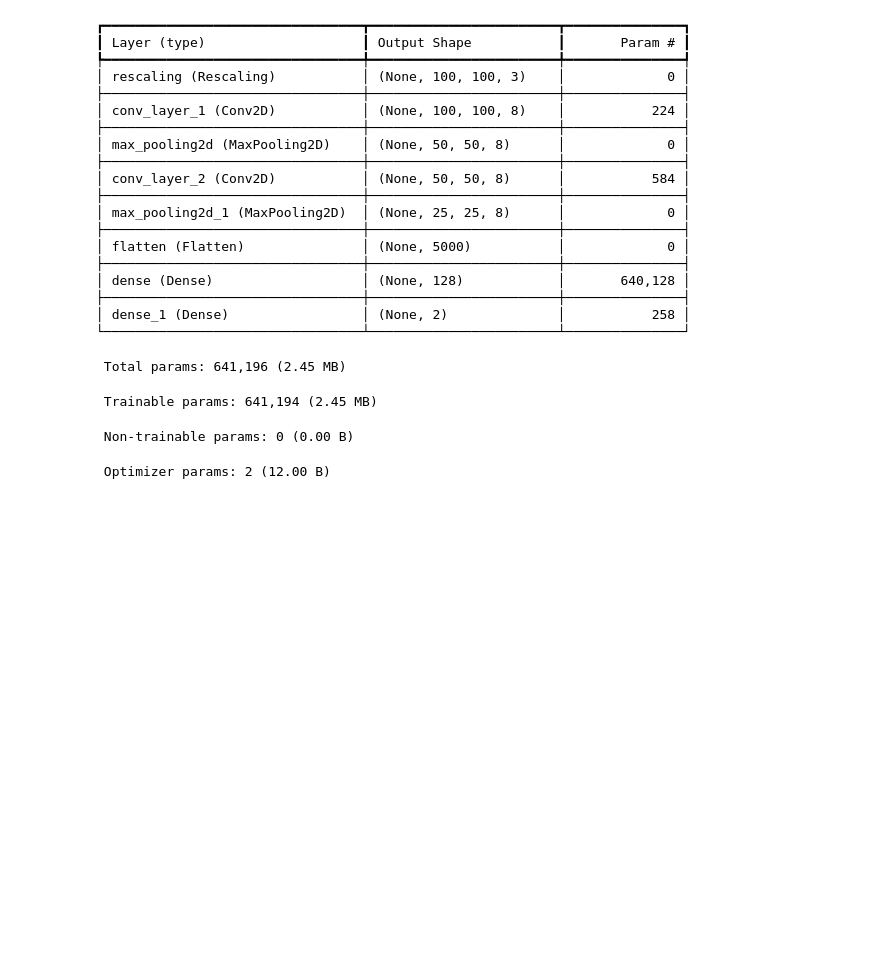
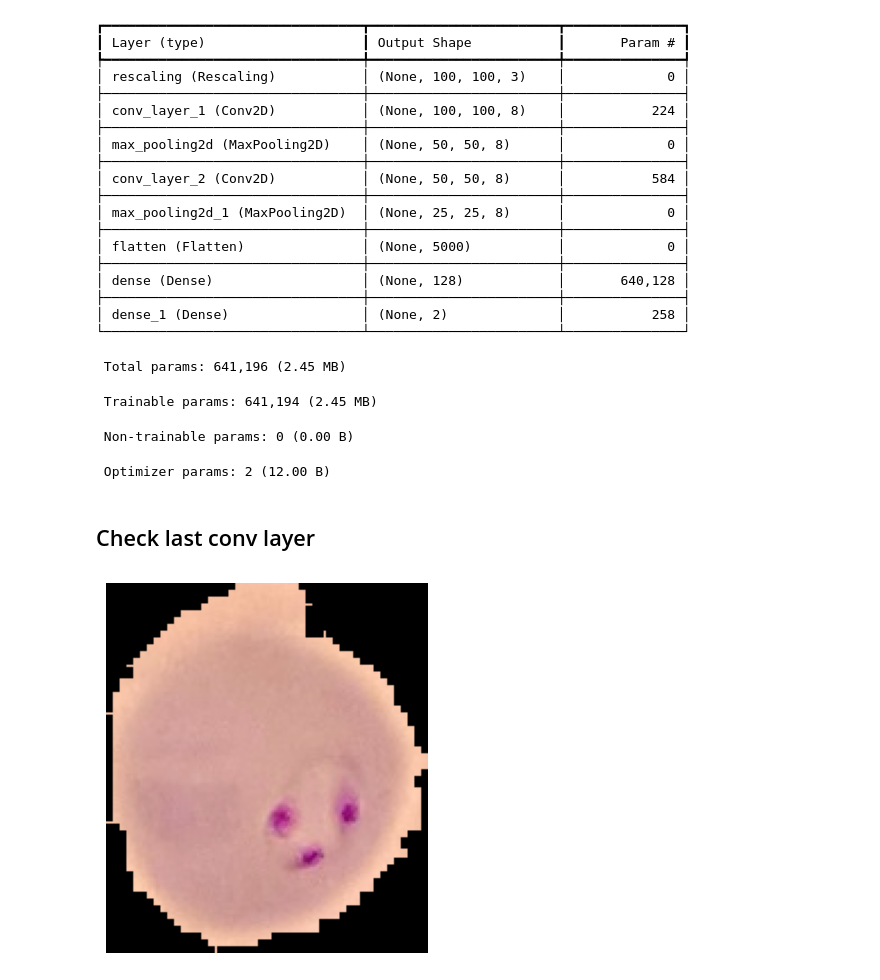
Before and after one commit to benjokapu/ProyectoFinal, a Jupyter notebook: grad_cam.ipynb, the cells around one changed output. Drawn from its saved outputs; the diff is of its cells as text; code cells hidden in the pictures; blank space fills up the shorter version.

```diff
--- a/grad_cam.ipynb
+++ b/grad_cam.ipynb
@@ -43,6 +53,8 @@ Model: "sequential"
  Optimizer params: 2 (12.00 B)
 # %%
 model_output = model.get_layer("dense_1").output
+# %% [markdown]
+## Check last conv layer
 # %%
 # Crear el modelo grad_model que mapea las activaciones de la última capa convolucional y la salida
 grad_model = keras.models.Model(
@@ -95,4 +107,12 @@ def make_gradcam_heatmap(img_array, model, last_conv_layer_name, pred_index=None
 # %%
 img_path = 'imagenes_todas/Parasitized/C33P1thinF_IMG_20150619_114756a_cell_179.png'
 img_array = get_img_array(img_path, size=(100, 100))
+# %%
+# Cargar y mostrar la imagen
+img = mpimg.imread(img_path)
+plt.imshow(img)
+plt.axis('off')  # Para ocultar los ejes
+plt.show()
+# %% [output]
+[figure, added]
 # %%
```
Also changed, not shown: parts of 11 cells of this notebook.
